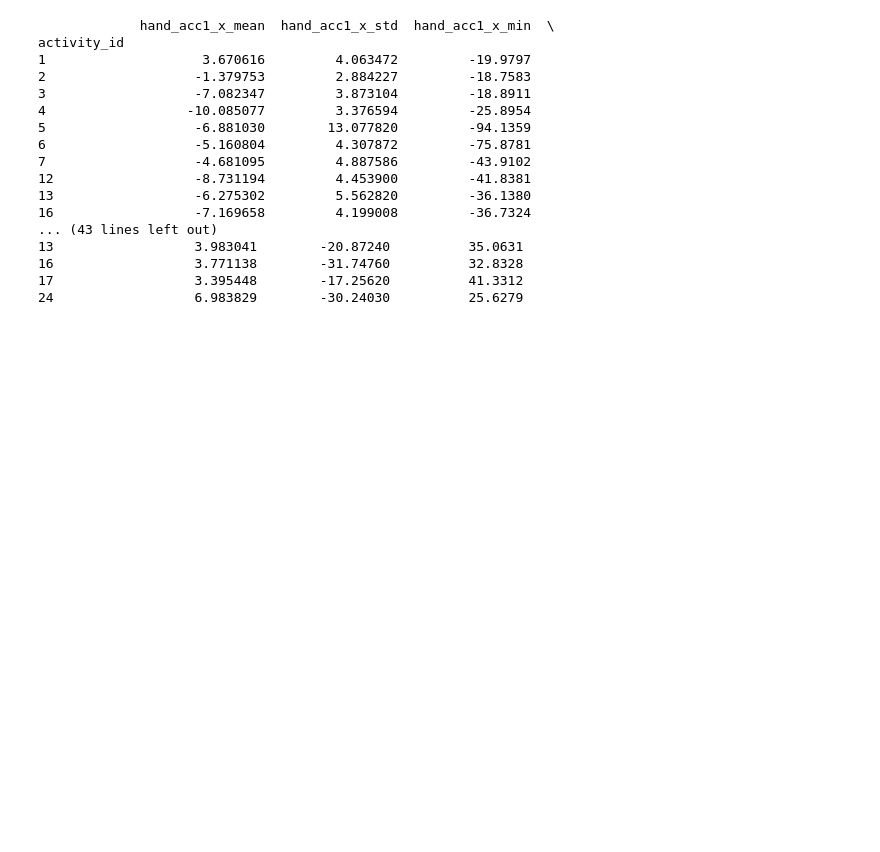
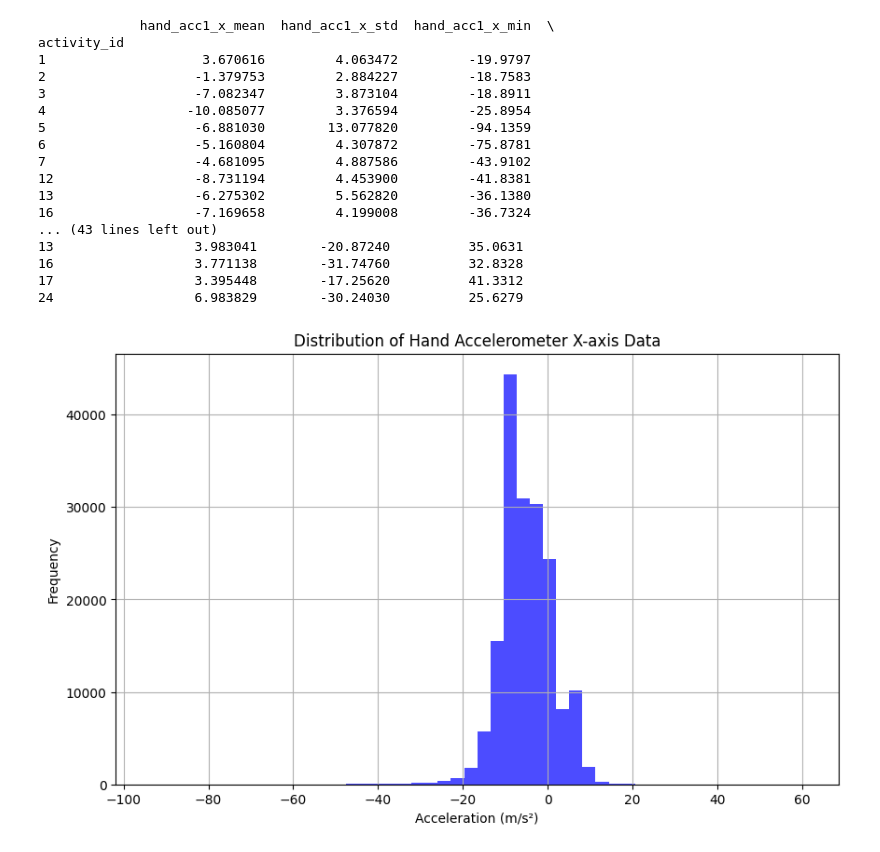
Before and after one commit to Balajinanda/Datascience-Project, a Jupyter notebook: Data_Science_Project.ipynb, the cells around one changed output. Drawn from its saved outputs; the diff is of its cells as text; code cells hidden in the pictures; blank space fills up the shorter version.

```diff
--- a/Data_Science_Project.ipynb
+++ b/Data_Science_Project.ipynb
@@ -335,3 +335,15 @@ activity_id
 16                  3.771138        -31.74760          32.8328
 17                  3.395448        -17.25620          41.3312
 24                  6.983829        -30.24030          25.6279
+# %%
+import matplotlib.pyplot as plt
+
+# Plot histogram for hand accelerometer X-axis
+plt.figure(figsize=(10, 6))
+cleaned_data["hand_acc1_x"].hist(bins=50, color='blue', alpha=0.7)
+plt.title("Distribution of Hand Accelerometer X-axis Data")
+plt.xlabel("Acceleration (m/s²)")
+plt.ylabel("Frequency")
+plt.show()
+# %% [output]
+[figure, added]
```
Also changed, not shown: parts of 9 cells of this notebook.
